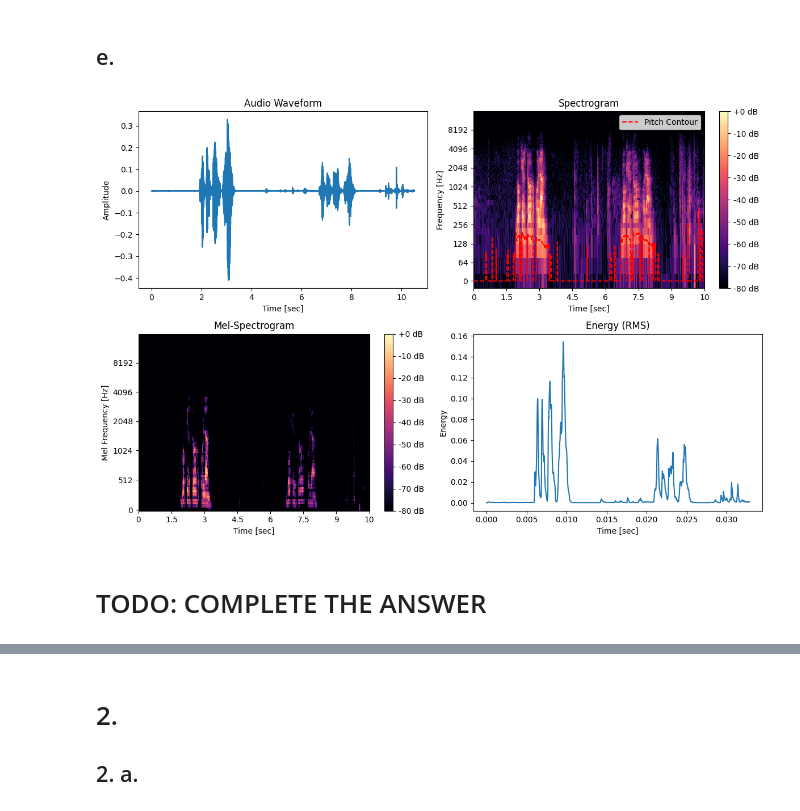
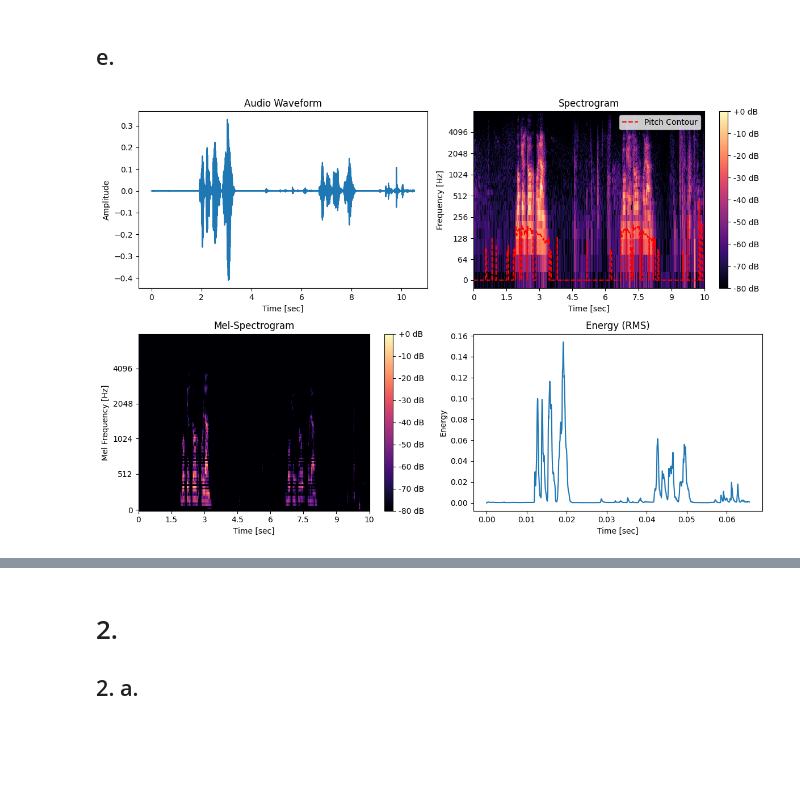
Before and after one commit to omertalmi5/first_assignment_audio_processing, a Jupyter notebook: paractical_assignment_with_question_5.ipynb, the cells around one changed output, grey strips where cells are left out. Cells and saved outputs as stored; diff of their text form; code cells hidden in the pictures; blank space fills up the shorter version.

```diff
--- a/paractical_assignment_with_question_5.ipynb
+++ b/paractical_assignment_with_question_5.ipynb
@@ -135,9 +135,7 @@ We observe the F-max at a frequency of 8,000 Hz, which corresponds to the Nyquis
 Missing timeframes in the pitch contour occur because unvoiced sounds (e.g., fricatives like "s" or "f") or silence periods lack periodicity, making pitch estimation impossible
 # %% [markdown]
 ## e.
-# %%
-plot_audio_features(audio_32kHz, 32000)
-# %% [output]
-[figure, removed]
-# %% [markdown]
-# TODO: COMPLETE THE ANSWER
+# %%
+plot_audio_features(audio_16kHz, 16000)
+# %% [output]
+[figure, added]
```
Also changed, not shown: parts of 4 cells of this notebook.
